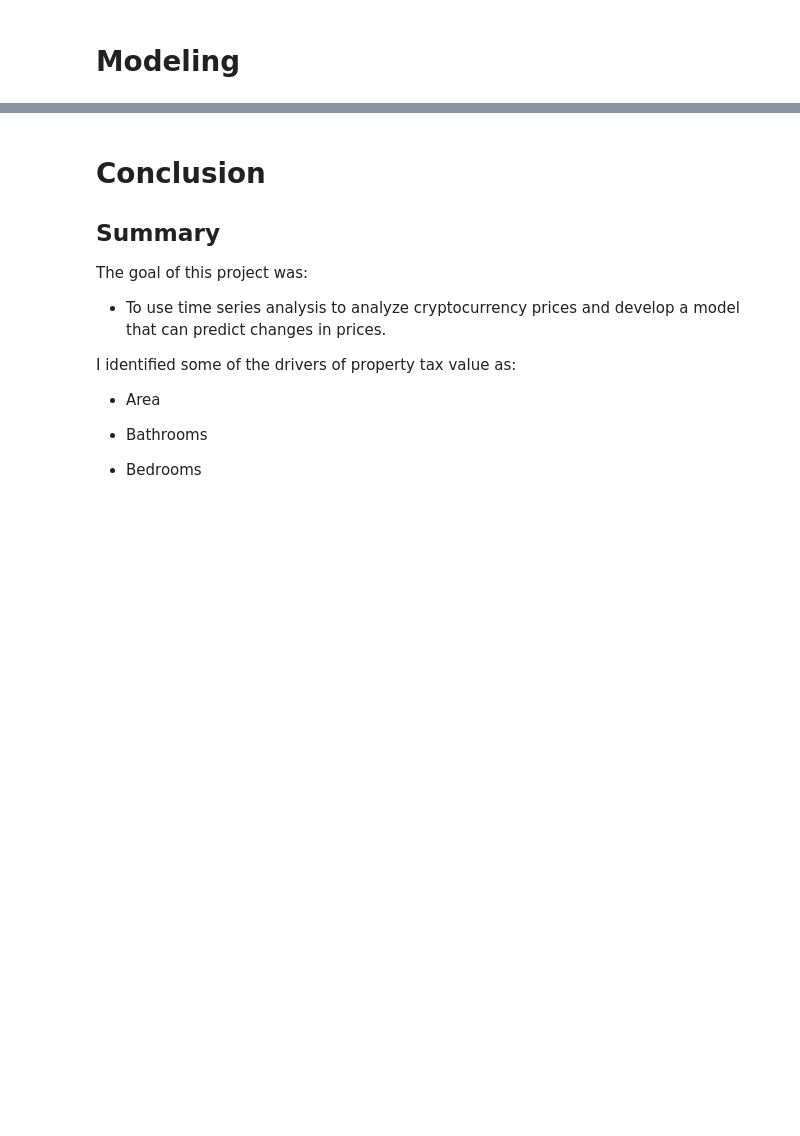
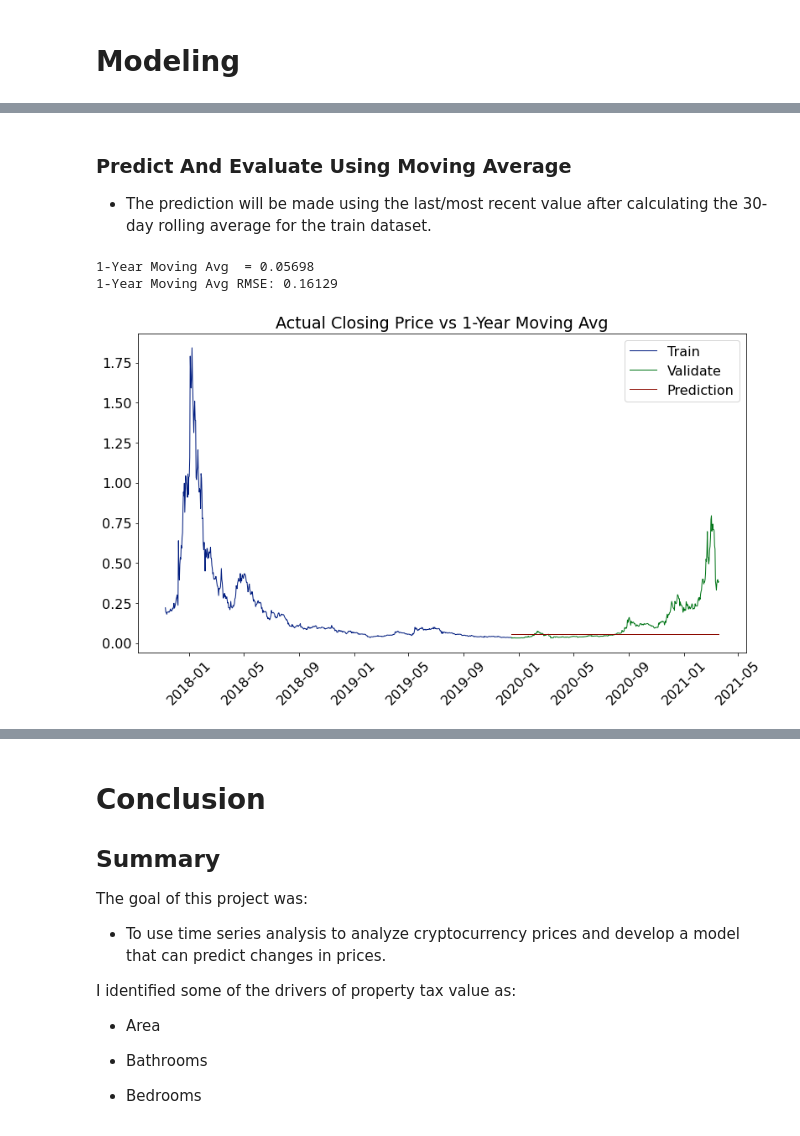
Before and after one commit to lainslie-18/predicting_cryptocurrency_price_with_TSA, a Jupyter notebook: using_tsa_to_predict_cryptocurrency_price_changes.ipynb, the cells around one changed output, grey strips where cells are left out. Drawn from its saved outputs; the diff is of its cells as text; code cells hidden in the pictures; blank space fills up the shorter version.

```diff
--- a/using_tsa_to_predict_cryptocurrency_price_changes.ipynb
+++ b/using_tsa_to_predict_cryptocurrency_price_changes.ipynb
@@ -174,18 +168,11 @@ print("RMSE for OLS using LinearRegression\nTraining/In-Sample: ", lm_rmse_train
+# %% [markdown]
+### Predict And Evaluate Using Moving Average
+* The prediction will be made using the last/most recent value after calculating the 30-day rolling average for the train dataset.
 # %%
-# create the LassoLars model object
-lars = LassoLars(alpha=1.5)
-
-# fit the model to training data and specify column in y_train
-lars.fit(X_train, y_train.taxvalue)
-
-# predict train & validate
-y_train['pred_lars'] = lars.predict(X_train)
-y_validate['pred_lars'] = lars.predict(X_validate)
-
-# evaluate rmse for train & validate
-lars_rmse_train = mean_squared_error(y_train.taxvalue, y_train.pred_lars)**(1/2)
-lars_rmse_validate = mean_squared_error(y_validate.taxvalue, y_validate.pred_lars)**(1/2)
-
-print("RMSE for Lasso + Lars\nTraining/In-Sample: ", lars_rmse_train,
-      "\nValidation/Out-of-Sample: ", lars_rmse_validate)
+# use function to predict using most recent 30-day rolling avg and plot actual vs predicted
+wrangle.predict_evaluate_1yr_mavg(nem_train, nem_validate)
+# %% [output]
+1-Year Moving Avg  = 0.05698
+1-Year Moving Avg RMSE: 0.16129
+[figure, added]
 # %%
```
Also changed, not shown: parts of 36 cells of this notebook, 2 other files.
